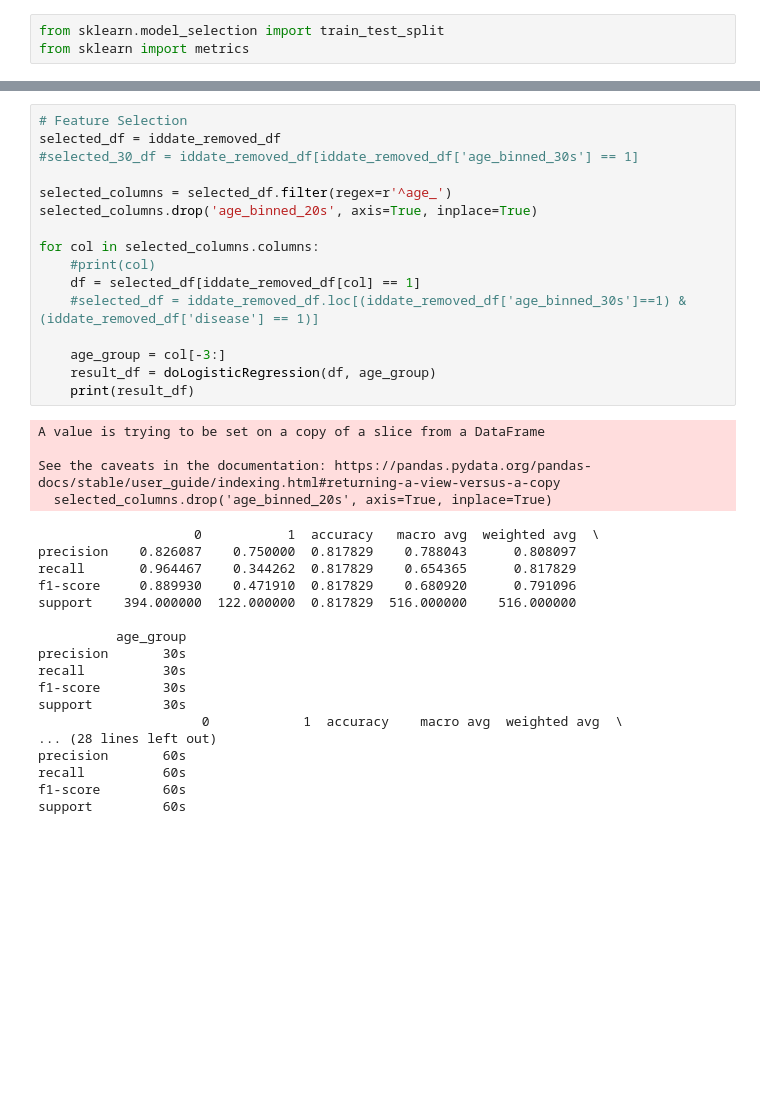
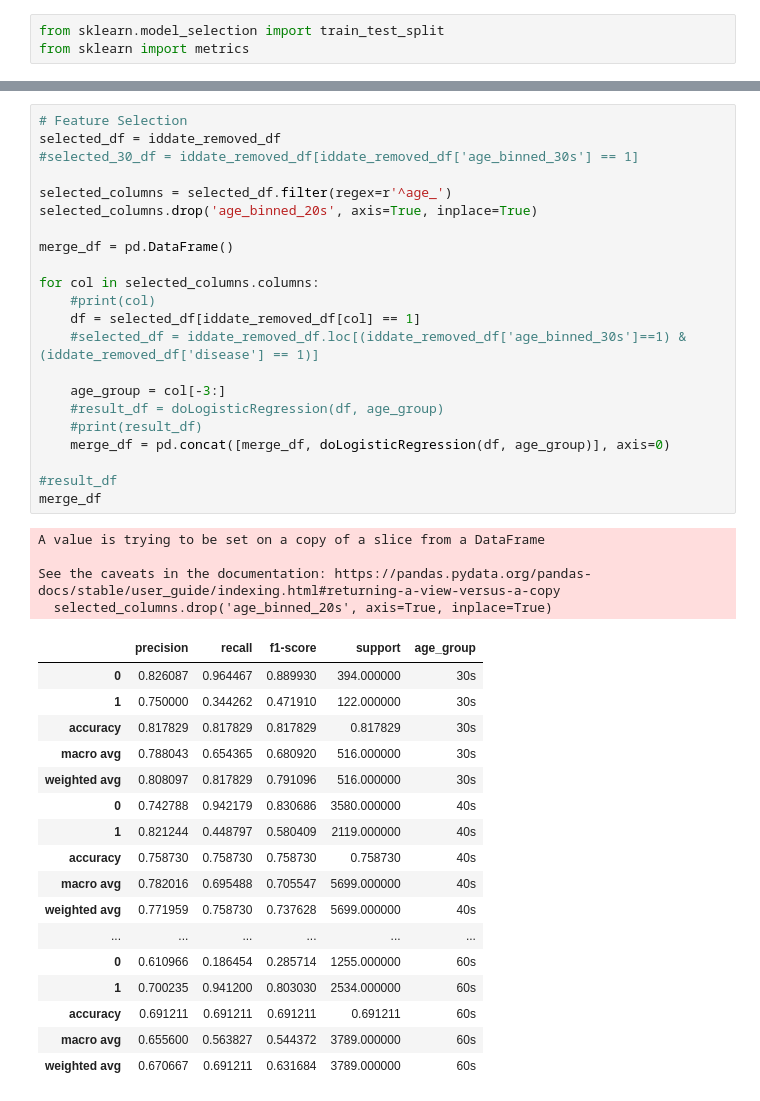
Before and after one commit to jeffatgithub/ntuchealth, a Jupyter notebook: main.ipynb, the cells around one changed output, grey strips where cells are left out. Drawn from its saved outputs; the diff is of its cells as text; blank space fills up the shorter version.

```diff
--- a/main.ipynb
+++ b/main.ipynb
@@ -451,38 +451,44 @@ def doKNNClassifier(df, age_group_param):
 # %%
 # Feature Selection
 selected_df = iddate_removed_df
 #selected_30_df = iddate_removed_df[iddate_removed_df['age_binned_30s'] == 1]
 
 selected_columns = selected_df.filter(regex=r'^age_')
 selected_columns.drop('age_binned_20s', axis=True, inplace=True)
 
+merge_df = pd.DataFrame()
+
 for col in selected_columns.columns:
     #print(col)
     df = selected_df[iddate_removed_df[col] == 1]
     #selected_df = iddate_removed_df.loc[(iddate_removed_df['age_binned_30s']==1) & (iddate_removed_df['disease'] == 1)]
 
     age_group = col[-3:]
-    result_df = doLogisticRegression(df, age_group)
-    print(result_df)
+    #result_df = doLogisticRegression(df, age_group)
+    #print(result_df)
+    merge_df = pd.concat([merge_df, doLogisticRegression(df, age_group)], axis=0)
+
+#result_df
+merge_df
 # %% [output]
 A value is trying to be set on a copy of a slice from a DataFrame
 
 See the caveats in the documentation: https://pandas.pydata.org/pandas-docs/stable/user_guide/indexing.html#returning-a-view-versus-a-copy
   selected_columns.drop('age_binned_20s', axis=True, inplace=True)
-                    0           1  accuracy   macro avg  weighted avg  \
-precision    0.826087    0.750000  0.817829    0.788043      0.808097
-recall       0.964467    0.344262  0.817829    0.654365      0.817829
-f1-score     0.889930    0.471910  0.817829    0.680920      0.791096
-support    394.000000  122.000000  0.817829  516.000000    516.000000
-
-          age_group
-precision       30s
-recall          30s
-f1-score        30s
-support         30s
-                     0            1  accuracy    macro avg  weighted avg  \
-... (28 lines left out)
-precision       60s
-recall          60s
-f1-score        60s
-support         60s
+|  | precision | recall | f1-score | support | age_group |
+| 0 | 0.826087 | 0.964467 | 0.889930 | 394.000000 | 30s |
+| 1 | 0.750000 | 0.344262 | 0.471910 | 122.000000 | 30s |
+| accuracy | 0.817829 | 0.817829 | 0.817829 | 0.817829 | 30s |
+| macro avg | 0.788043 | 0.654365 | 0.680920 | 516.000000 | 30s |
+| weighted avg | 0.808097 | 0.817829 | 0.791096 | 516.000000 | 30s |
+| 0 | 0.742788 | 0.942179 | 0.830686 | 3580.000000 | 40s |
+| 1 | 0.821244 | 0.448797 | 0.580409 | 2119.000000 | 40s |
+| accuracy | 0.758730 | 0.758730 | 0.758730 | 0.758730 | 40s |
+| macro avg | 0.782016 | 0.695488 | 0.705547 | 5699.000000 | 40s |
+| weighted avg | 0.771959 | 0.758730 | 0.737628 | 5699.000000 | 40s |
+| ... | ... | ... | ... | ... | ... |
+| 0 | 0.610966 | 0.186454 | 0.285714 | 1255.000000 | 60s |
+| 1 | 0.700235 | 0.941200 | 0.803030 | 2534.000000 | 60s |
+| accuracy | 0.691211 | 0.691211 | 0.691211 | 0.691211 | 60s |
+| macro avg | 0.655600 | 0.563827 | 0.544372 | 3789.000000 | 60s |
+| weighted avg | 0.670667 | 0.691211 | 0.631684 | 3789.000000 | 60s |
```
Also changed, not shown: parts of 8 cells of this notebook.
